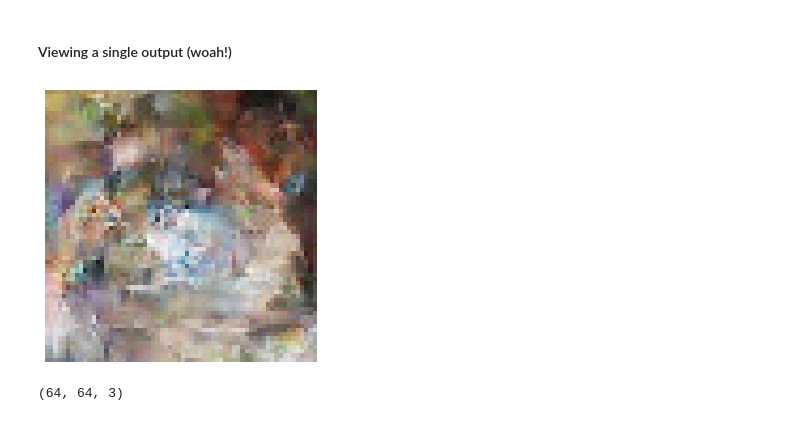
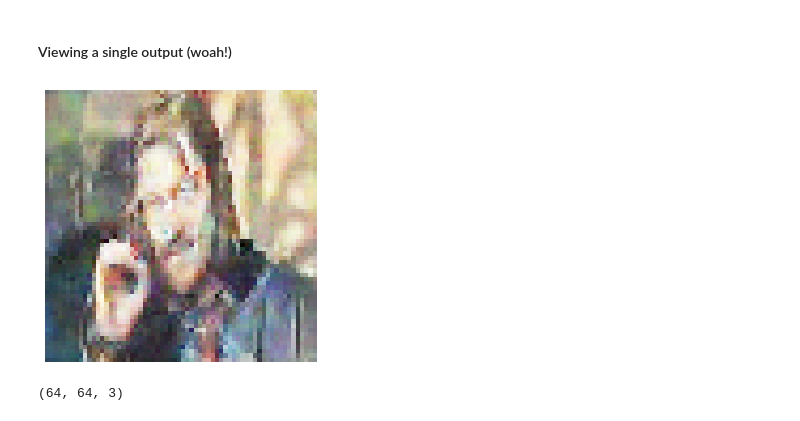
Before and after one commit to schlagercollin/generative-memes, a Jupyter notebook: inference.ipynb, the cells around one changed output. Saved outputs shown, nothing was run; the diff lists cells and outputs as text; code cells hidden in the pictures.

```diff
--- a/inference.ipynb
+++ b/inference.ipynb
@@ -76,15 +76,15 @@ plt.show()
 # %% [markdown]
 #### Viewing a single output (woah!)
 # %%
-out = generator(noise)[0]
+out = generator(noise)[4]
 img = utils.tensor_to_image(out, ncol=1, padding=0)
 
 plt.figure(figsize=(5,5))
 plt.imshow(np.asarray(img))
 plt.axis('off')
 plt.show()
 # %% [output]
-[figure, old version]
+[figure, new version]
 # %%
 np.asarray(img).shape
 # %% [output]
```
Also changed, not shown: parts of 10 cells of this notebook, 2 other files.
